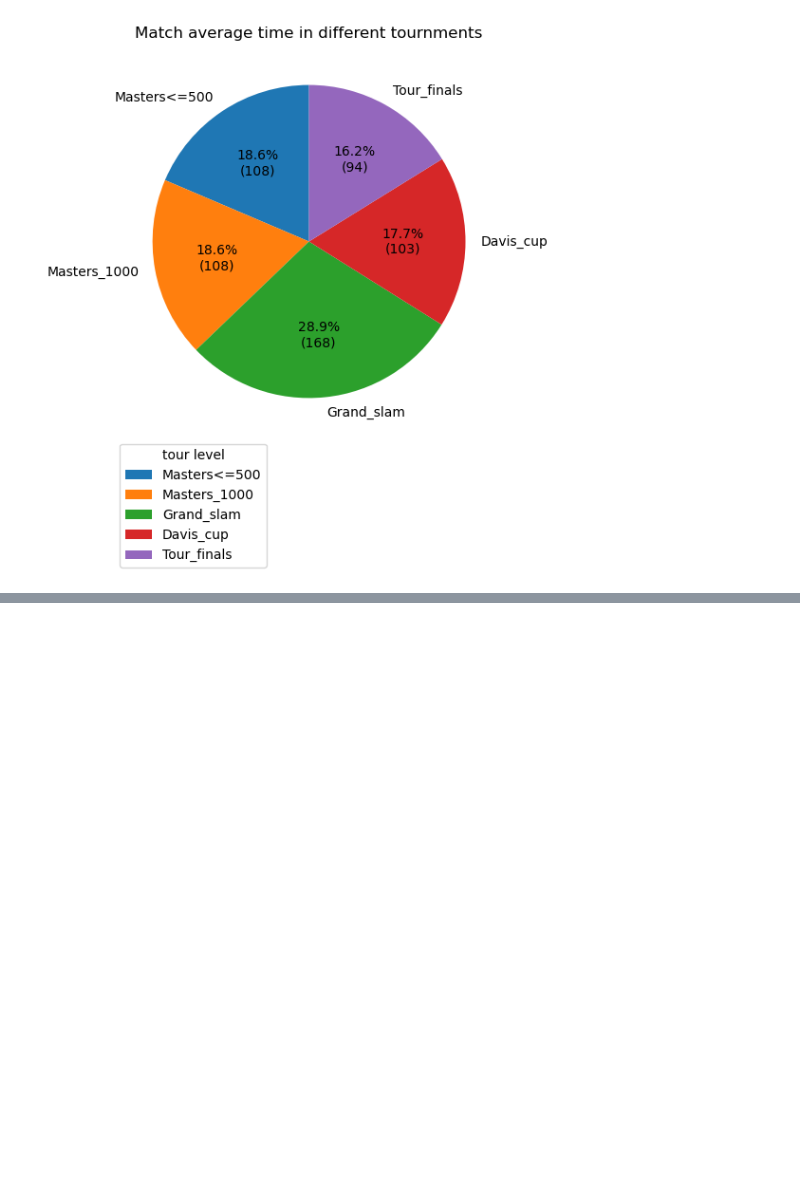
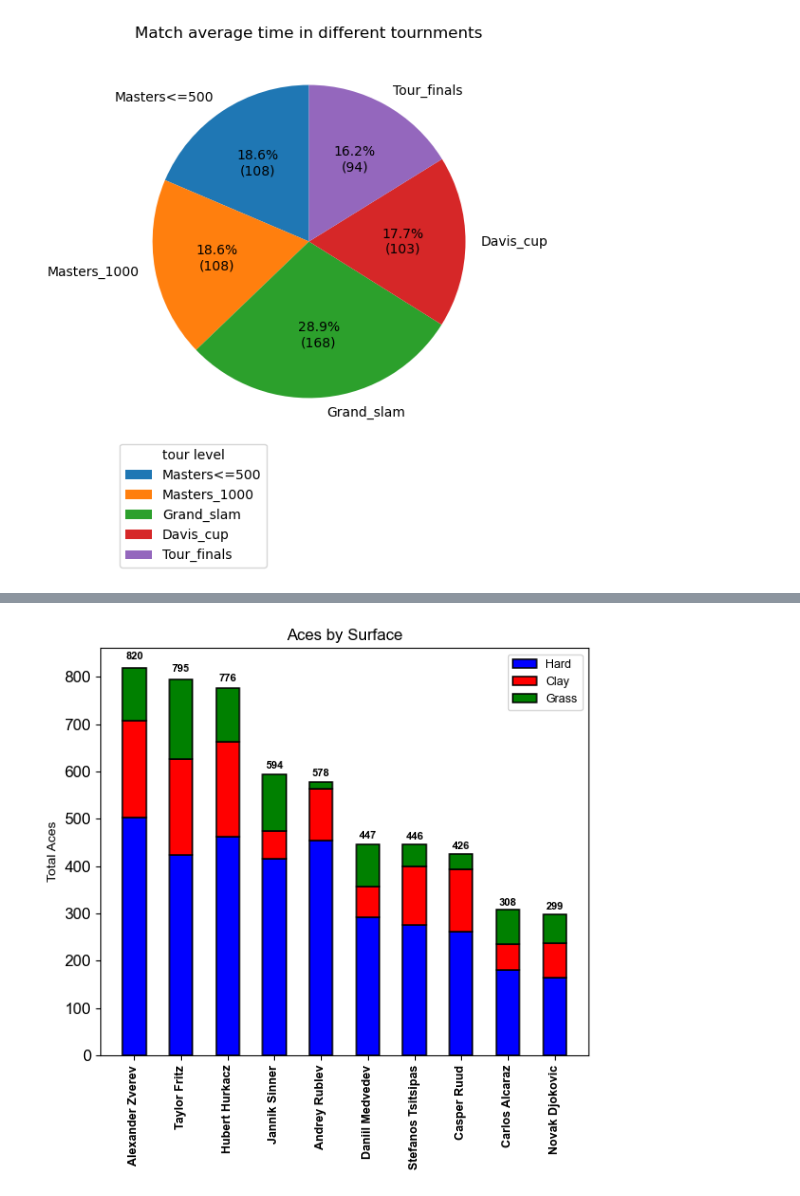
Before and after one commit to AbdelrahmanElEkiaby/Atp_2024_Season_Analysis, a Jupyter notebook: Analysis_code.ipynb, the cells around one changed output, grey strips where cells are left out. Saved outputs shown, nothing was run; the diff lists cells and outputs as text; code cells hidden in the pictures; blank space fills up the shorter version.

```diff
--- a/Analysis_code.ipynb
+++ b/Analysis_code.ipynb
@@ -242,0 +413,87 @@ plt.show()
+# %%
+#function to show the most aces was done on which surface
+def stacked_aces_by_surface_per_player(df):
+    # same logic of the above functions was used but with different calculations
+    players = []
+    hard_aces = []
+    clay_aces = []
+    grass_aces = []
+
+    # collect aces per surface for each player
+    for player, g in df.groupby("player"):
+        players.append(player)
+        hard_aces.append(g[g["surface"] == "Hard"]["aces"].sum()) #filtering surface that is hard and getting the aces sum
+        clay_aces.append(g[g["surface"] == "Clay"]["aces"].sum()) #filtering surface that is clay and getting the aces sum
+        grass_aces.append(g[g["surface"] == "Grass"]["aces"].sum())#filtering surface that is grass and getting the aces sum
+
+    #creating dataframe
+    stats = pd.DataFrame({
+        "player": players,
+        "Hard": hard_aces,
+        "Clay": clay_aces,
+        "Grass": grass_aces
+    })
+
+    # sort by total aces
+    stats["total"] = stats["Hard"] + stats["Clay"] + stats["Grass"]
+    stats = stats.sort_values("total", ascending=False).head(12)
+
+    # Bars closer together
+    x = np.arange(len(stats)) * 0.7
+    bar_width = 0.35
+
+    plt.figure(figsize=(6, 6))
+
+    # Stacking the bars above each other
+    plt.bar(
+        x, stats["Hard"],
+        width=bar_width,
+        color="blue",
+        edgecolor="black",
+        linewidth=1.1,
+        label="Hard"
+    )
+
+    plt.bar(
+        x, stats["Clay"],
+        bottom=stats["Hard"],
+        width=bar_width,
+        color="red",
+        edgecolor="black",
+        linewidth=1.1,
+        label="Clay"
+    )
+
+    plt.bar(
+        x, stats["Grass"],
+        bottom=stats["Hard"] + stats["Clay"],
+        width=bar_width,
+        color="green",
+        edgecolor="black",
+        linewidth=1.1,
+        label="Grass"
+    )
+
+    # Labels on top
+    for i in range(len(stats)):
+        total = stats["total"].iloc[i]
+        plt.text(
+            x[i],
+            total + total * 0.015,
+            str(int(total)),
+            ha="center",
+            va="bottom",
+            fontsize=8,
+            fontweight="bold"
+        )
+
+    plt.xticks(x, stats["player"], rotation=90, fontsize=9,fontweight='bold')
+    plt.ylabel("Total Aces", fontsize=10)
+    plt.title("Aces by Surface", fontsize=12)
+
+    plt.legend(fontsize=9)
+    plt.tight_layout()
+    plt.show()
+stacked_aces_by_surface_per_player(serve_df)
+# %% [output]
+[figure, added]
```
Also changed, not shown: parts of 28 cells of this notebook, 11 other files.
